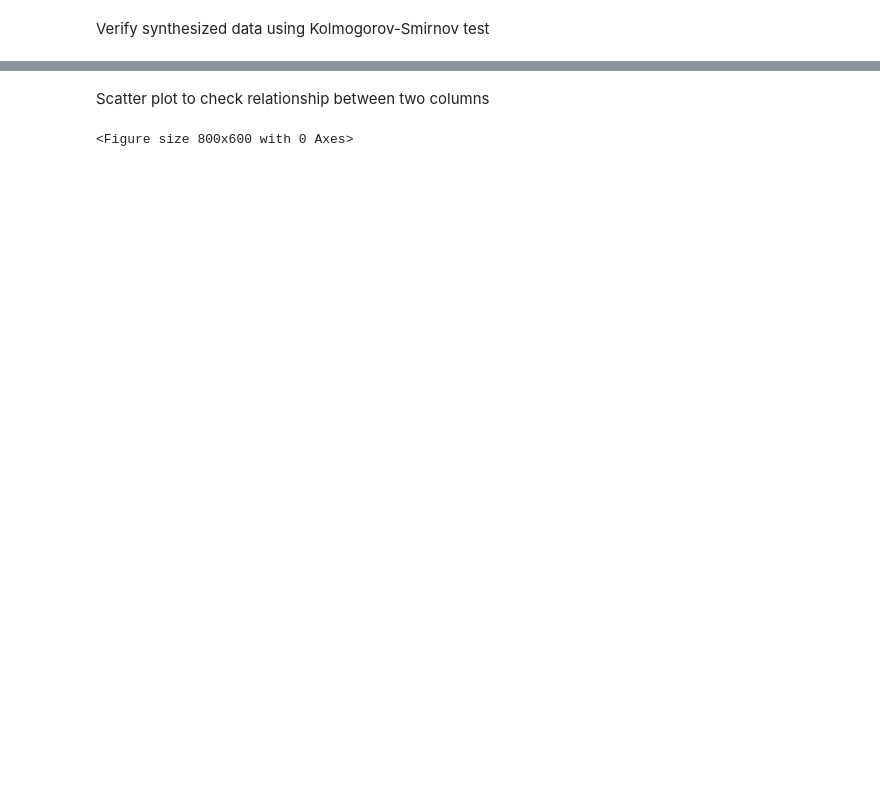
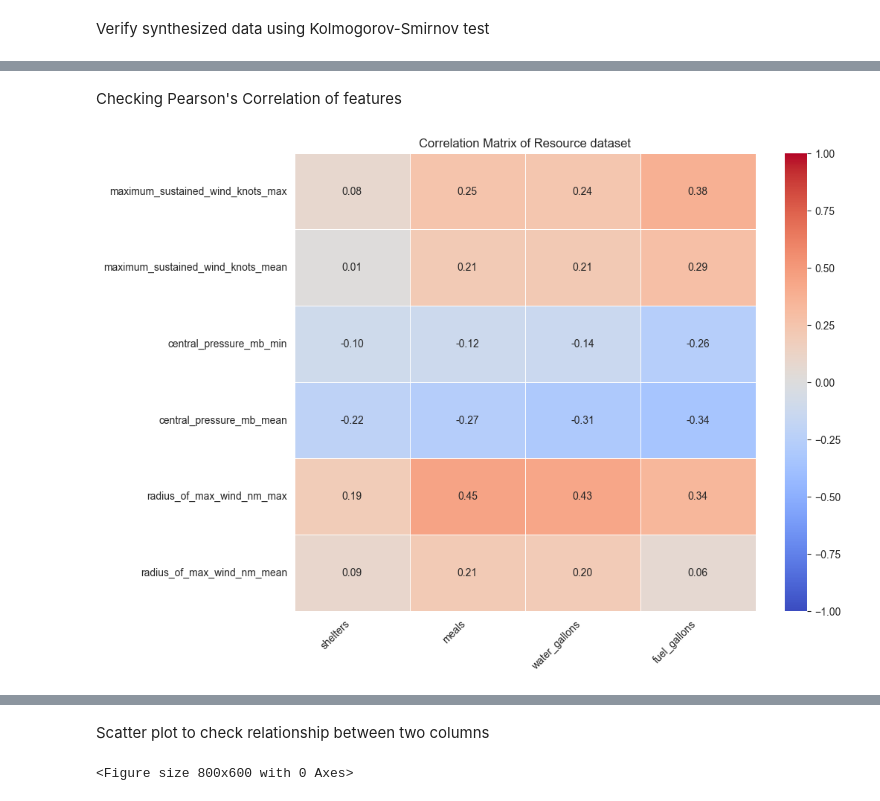
Before and after one commit to jayc9135/Hurricane-Resource-Shortage-Prediction, a Jupyter notebook: resources_data_synthesis.ipynb, the cells around one changed output, grey strips where cells are left out. Saved outputs shown, nothing was run; the diff lists cells and outputs as text; code cells hidden in the pictures; blank space fills up the shorter version.

```diff
--- a/resources_data_synthesis.ipynb
+++ b/resources_data_synthesis.ipynb
@@ -315,0 +434,22 @@ AD Test for fuel_million_gallons:
+# %% [markdown]
+Checking Pearson's Correlation of features
+# %%
+hurricane_features = list(df_resources_with_storm_features.columns[8:])
+resource_features = list(df_resources_with_storm_features.columns[3:7])
+
+
+corr_matrix = df_resources_with_storm_features[hurricane_features + resource_features].corr()
+corr_subset = corr_matrix.loc[hurricane_features, resource_features]
+
+plt.figure(figsize=(10, 8))
+sns.heatmap(corr_subset,
+            annot=True,
+            cmap="coolwarm",
+            fmt=".2f",
+            vmin=-1, vmax=1,
+            linewidths=.5)
+plt.title("Correlation Matrix of Resource dataset")
+plt.xticks(rotation=45, ha='right')
+plt.show()
+# %% [output]
+[figure, added]
```
Also changed, not shown: parts of 34 cells of this notebook, 23 other files.
